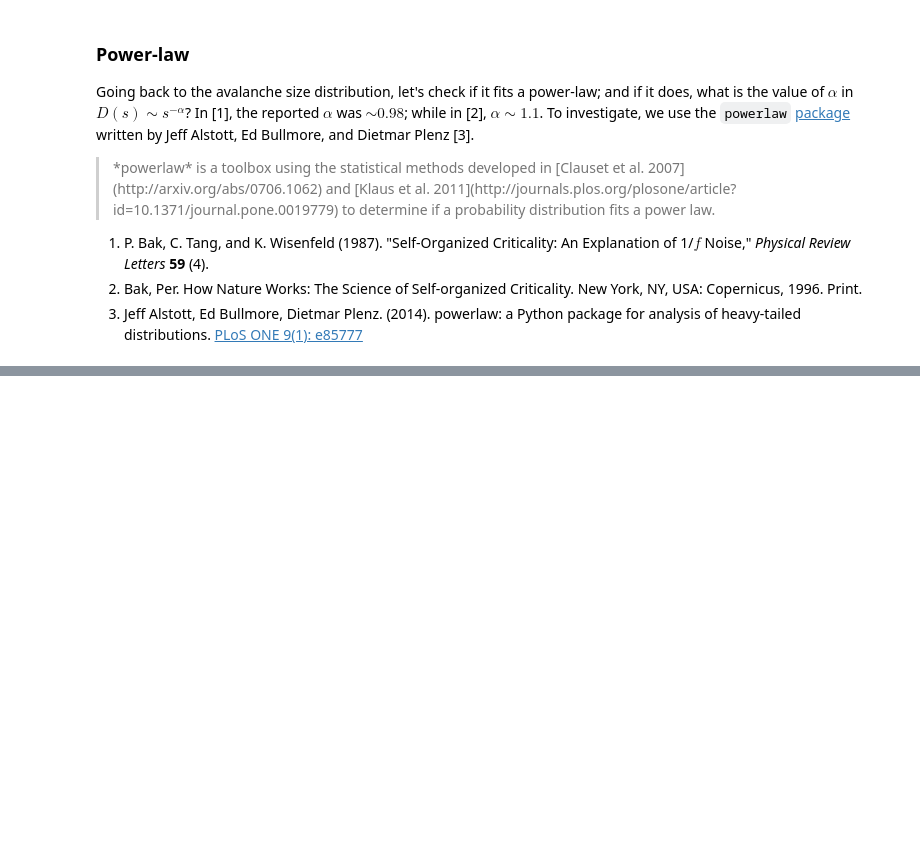
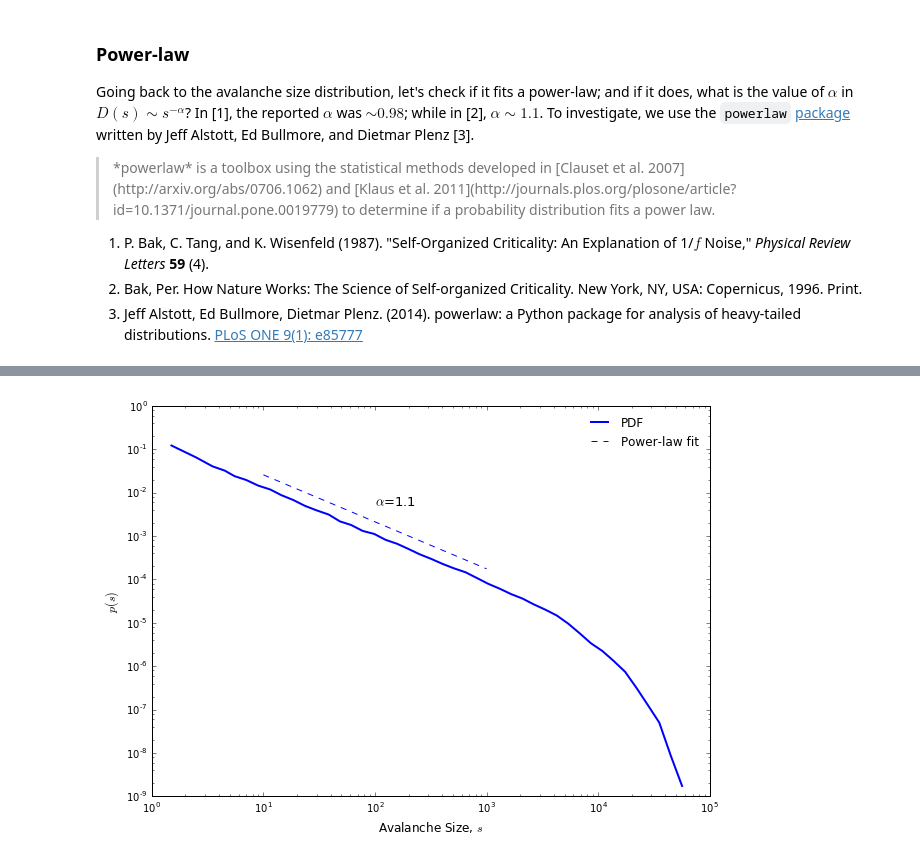
Before and after one commit to eflegara/BTW-Sandpile-Model, a Jupyter notebook: Sandpile.ipynb, the cells around one changed output, grey strips where cells are left out. Cells and saved outputs as stored; diff of their text form; code cells hidden in the pictures; blank space fills up the shorter version.

```diff
--- a/Sandpile.ipynb
+++ b/Sandpile.ipynb
@@ -246,0 +200,4 @@ Calculating best minimal value for power law fit
+# %%
+plotDist(topplesize100, xmin=10, xmax=1000)
+# %% [output]
+[figure, added]
```
Also changed, not shown: parts of 16 cells of this notebook.
